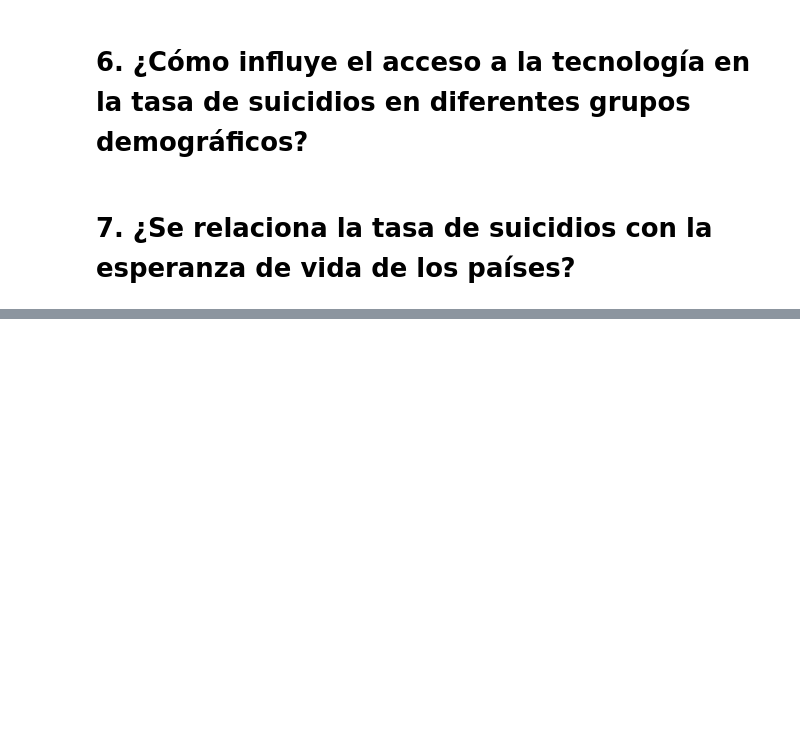
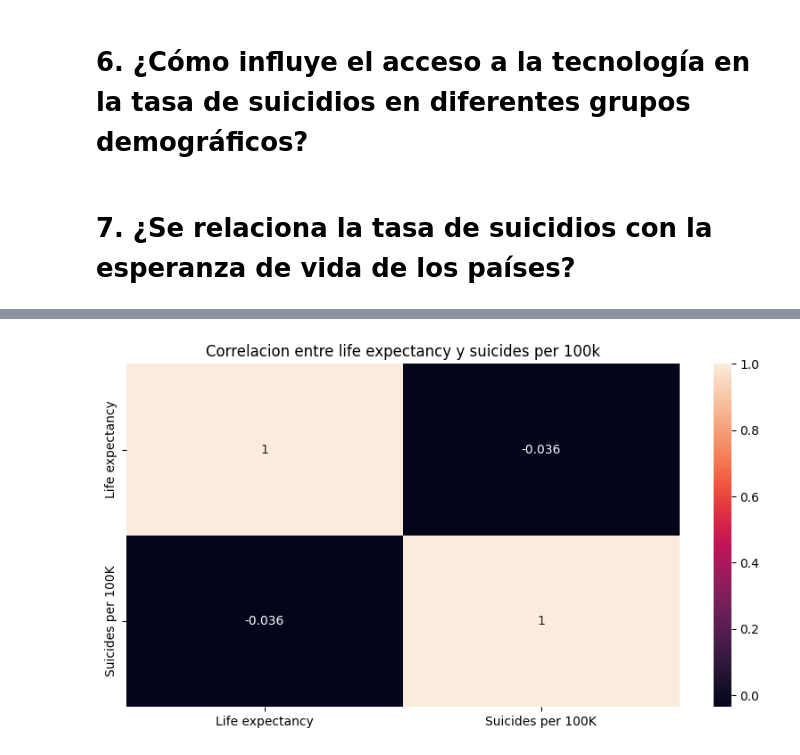
Before and after one commit to mardrouilly/Proyecto-I.C.D.-Grupo-2, a Jupyter notebook: Project_df.ipynb, the cells around one changed output, grey strips where cells are left out. Drawn from its saved outputs; the diff is of its cells as text; code cells hidden in the pictures; blank space fills up the shorter version.

```diff
--- a/Project_df.ipynb
+++ b/Project_df.ipynb
@@ -463,0 +505,11 @@ plt.show()
+# %%
+correlation_df = merged_df[['Life expectancy', 'Suicides per 100K']]
+correlation_matrix = correlation_df.corr()
+
+#Mapa de calor de correlacion entre life expectancy y suicides per 100k
+plt.figure(figsize=(10,5))
+sns.heatmap(correlation_matrix, annot=True)
+plt.title("Correlacion entre life expectancy y suicides per 100k")
+plt.show()
+# %% [output]
+[figure, added]
```
Also changed, not shown: parts of 4 cells of this notebook.
